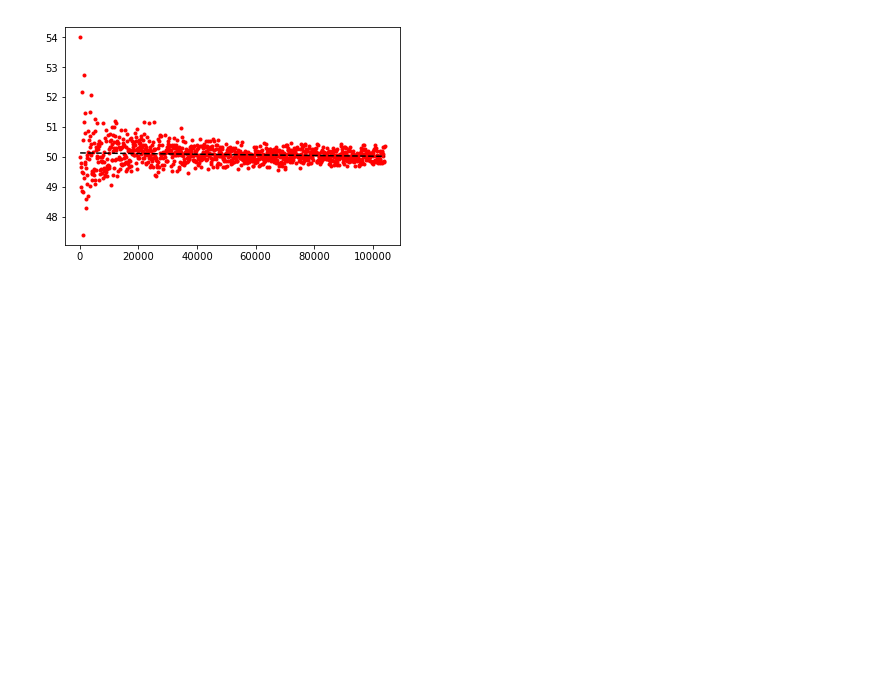
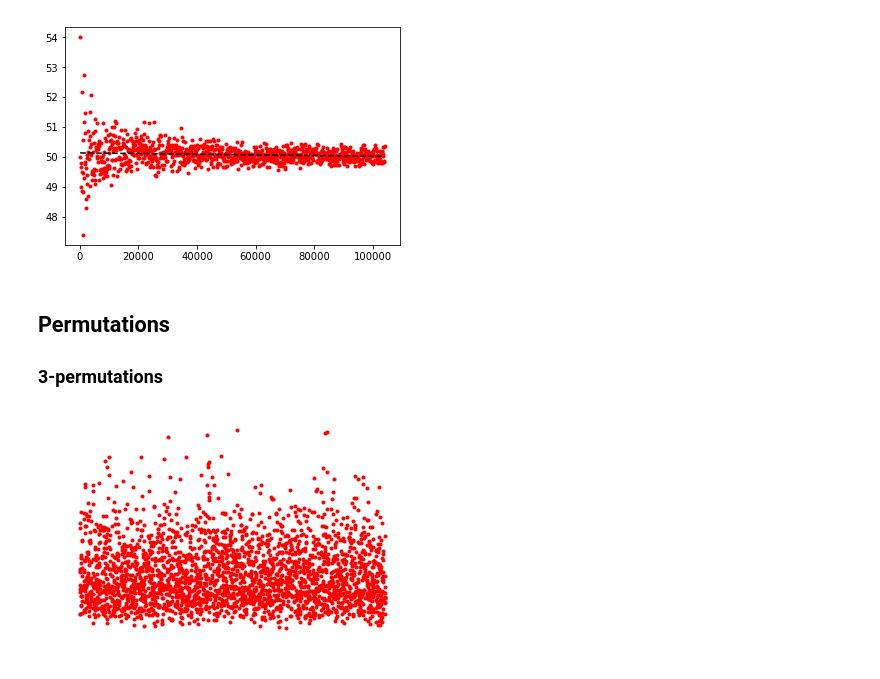
Before and after one commit to samuel-barton/crypto, a Jupyter notebook: random/analysis.ipynb, the cells around one changed output. Saved outputs shown, nothing was run; the diff lists cells and outputs as text; code cells hidden in the pictures; blank space fills up the shorter version.

```diff
--- a/random/analysis.ipynb
+++ b/random/analysis.ipynb
@@ -51,3 +67,15 @@ plt.show()
 # %% [output]
 [figure]
 [figure]
+# %% [markdown]
+## Permutations
+### 3-permutations
+# %%
+permutations = np.genfromtxt("3_perm", delimiter=" ")
+# %%
+x = permutations[:,0]
+y = permutations[:,1]
+# %%
+jupytertools.plotting.darkPlot(x,y,"r.")
+# %% [output]
+[figure, added]
```
Also changed, not shown: parts of 5 cells of this notebook, 3 other files.
